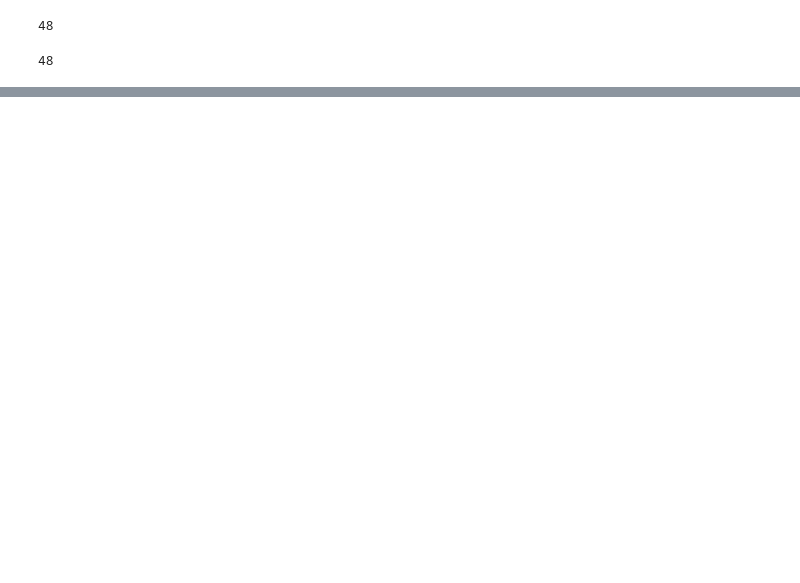
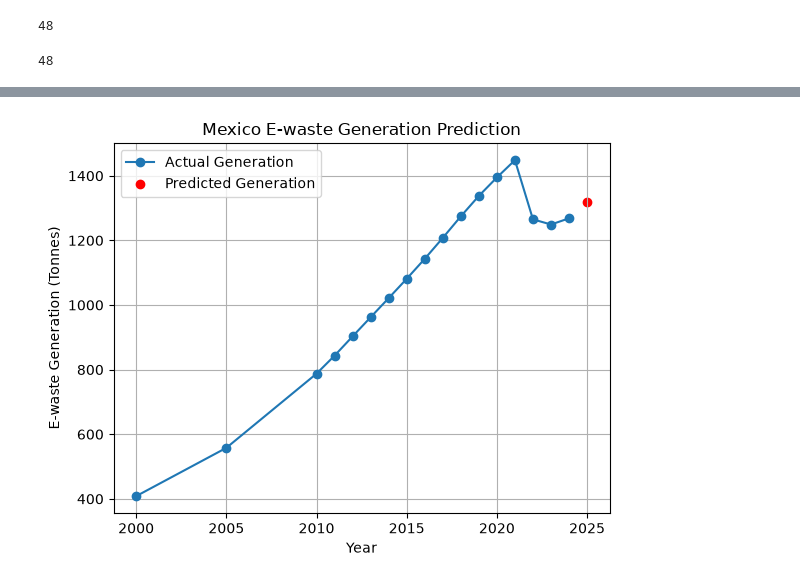
Before and after one commit to athulyarnair150-sys/electronic-waste-project-, a Jupyter notebook: electronic waste generation and recycling.ipynb, the cells around one changed output, grey strips where cells are left out. Saved outputs shown, nothing was run; the diff lists cells and outputs as text; code cells hidden in the pictures; blank space fills up the shorter version.

```diff
--- a/electronic waste generation and recycling.ipynb
+++ b/electronic waste generation and recycling.ipynb
@@ -512,0 +666,12 @@ MAE=130.34 MSE=29714.38 RMSE=172.38 R**2=0.910
+# %%
+from sklearn.preprocessing import StandardScaler
+
+scaler = StandardScaler()
+
+X_scaled = scaler.fit_transform(X)
+# %%
+from sklearn.linear_model import LinearRegression
+
+model = LinearRegression()
+
+model.fit(X_scaled, y)
@@ -512,0 +700,5 @@ MAE=130.34 MSE=29714.38 RMSE=172.38 R**2=0.910
+# %%
+y_pred = model.predict(future_X_scaled)
+
+print("Predicted e-waste generation in Mexico for 2025:")
+print(y_pred)
@@ -512,0 +753,6 @@ MAE=130.34 MSE=29714.38 RMSE=172.38 R**2=0.910
+# %%
+mexico_data = waste_df[waste_df["Reference area"] == "Mexico"]
+
+mexico_data = mexico_data.sort_values("TIME_PERIOD")
+
+print(mexico_data[["TIME_PERIOD", "OBS_VALUE"]])
@@ -512,0 +778,19 @@ MAE=130.34 MSE=29714.38 RMSE=172.38 R**2=0.910
+# %%
+import matplotlib.pyplot as plt
+
+# Actual Mexico data
+plt.plot(mexico_data["TIME_PERIOD"], mexico_data["OBS_VALUE"], marker='o', label="Actual Generation")
+
+# Predicted 2025 value
+plt.scatter(2025, y_pred[0], color='red', label="Predicted Generation")
+
+plt.xlabel("Year")
+plt.ylabel("E-waste Generation (Tonnes)")
+plt.title("Mexico E-waste Generation Prediction")
+
+plt.legend()
+plt.grid()
+
+plt.show()
+# %% [output]
+[figure, added]
```
Also changed, not shown: parts of 68 cells of this notebook.
